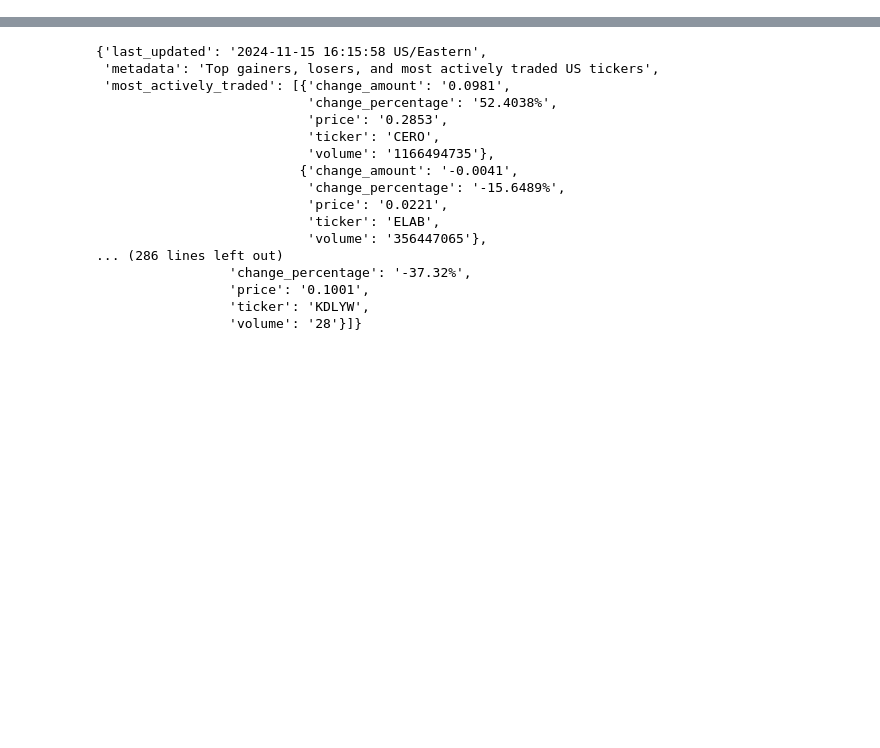
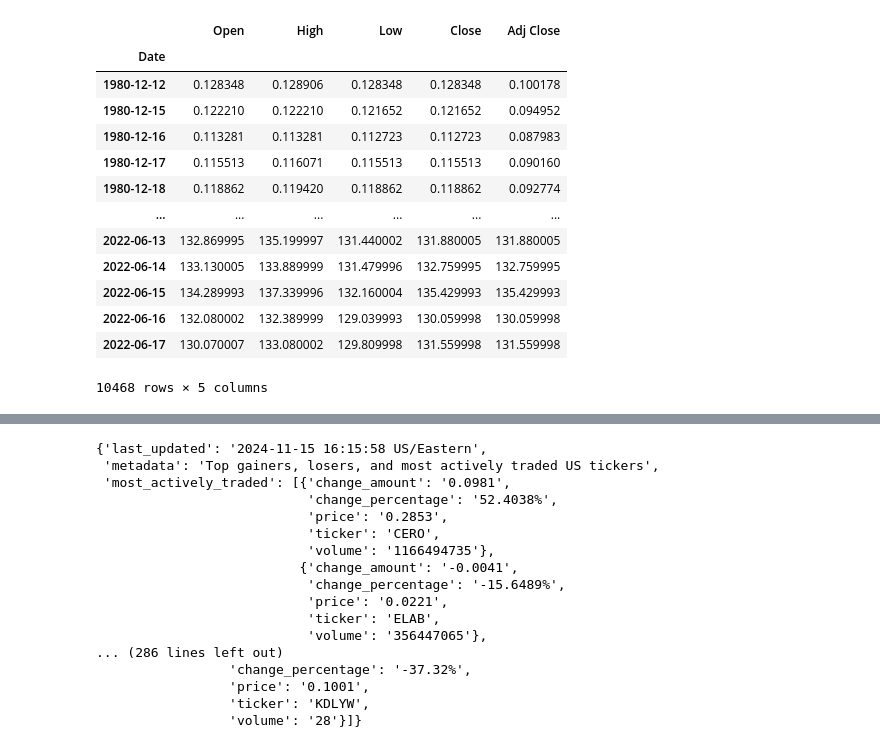
Before and after one commit to saleemkheralden/Stonks, a Jupyter notebook: research.ipynb, the cells around one changed output, grey strips where cells are left out. Drawn from its saved outputs; the diff is of its cells as text; code cells hidden in the pictures; blank space fills up the shorter version.

```diff
--- a/research.ipynb
+++ b/research.ipynb
@@ -6,0 +17,20 @@ import matplotlib.pyplot as plt
+# %%
+data = pd.read_csv('AAPL.csv')
+data.set_index('Date', inplace=True)
+data = data[['Open', 'High', 'Low', 'Close', 'Adj Close']]
+data
+# %% [output]
+|  | Open | High | Low | Close | Adj Close |
+| Date |  |  |  |  |  |
+| 1980-12-12 | 0.128348 | 0.128906 | 0.128348 | 0.128348 | 0.100178 |
+| 1980-12-15 | 0.122210 | 0.122210 | 0.121652 | 0.121652 | 0.094952 |
+| 1980-12-16 | 0.113281 | 0.113281 | 0.112723 | 0.112723 | 0.087983 |
+| 1980-12-17 | 0.115513 | 0.116071 | 0.115513 | 0.115513 | 0.090160 |
+| 1980-12-18 | 0.118862 | 0.119420 | 0.118862 | 0.118862 | 0.092774 |
+| ... | ... | ... | ... | ... | ... |
+| 2022-06-13 | 132.869995 | 135.199997 | 131.440002 | 131.880005 | 131.880005 |
+| 2022-06-14 | 133.130005 | 133.889999 | 131.479996 | 132.759995 | 132.759995 |
+| 2022-06-15 | 134.289993 | 137.339996 | 132.160004 | 135.429993 | 135.429993 |
+| 2022-06-16 | 132.080002 | 132.389999 | 129.039993 | 130.059998 | 130.059998 |
+| 2022-06-17 | 130.070007 | 133.080002 | 129.809998 | 131.559998 | 131.559998 |
+10468 rows × 5 columns
```
Also changed, not shown: parts of 21 cells of this notebook, 3 other files.
